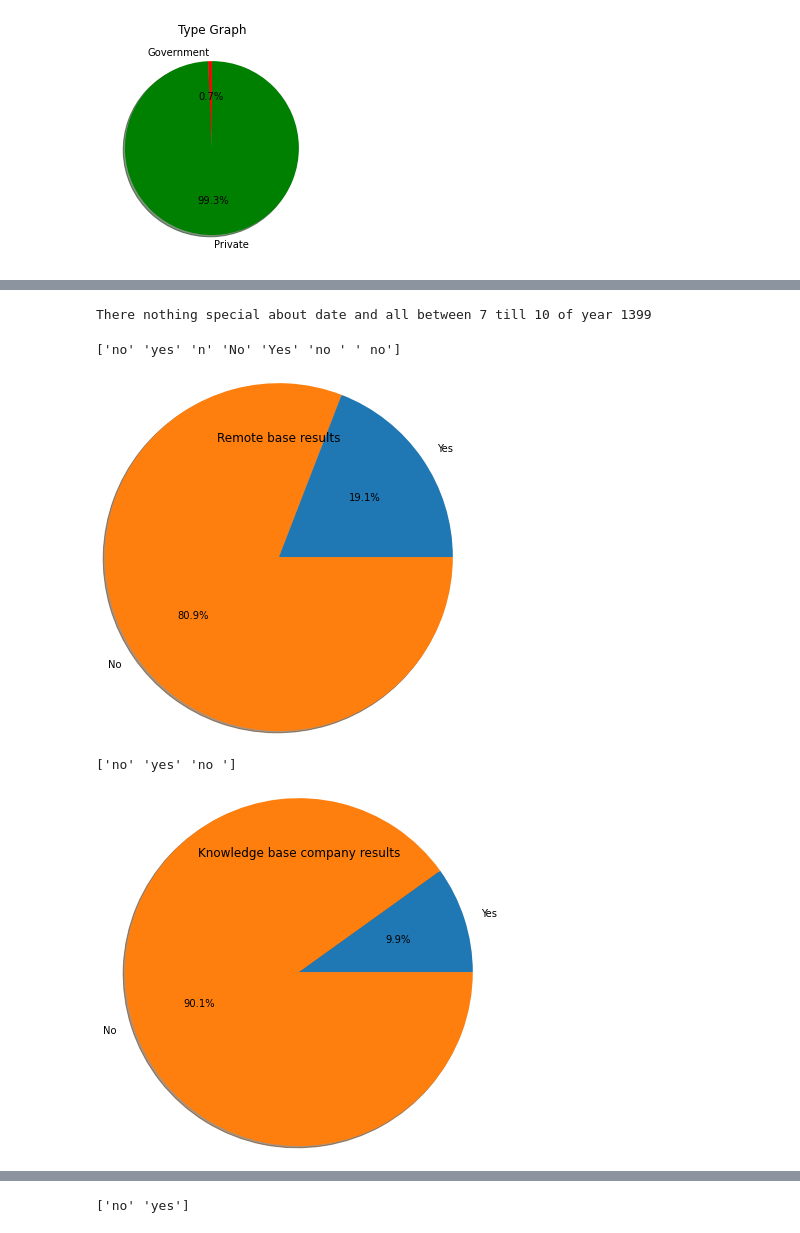
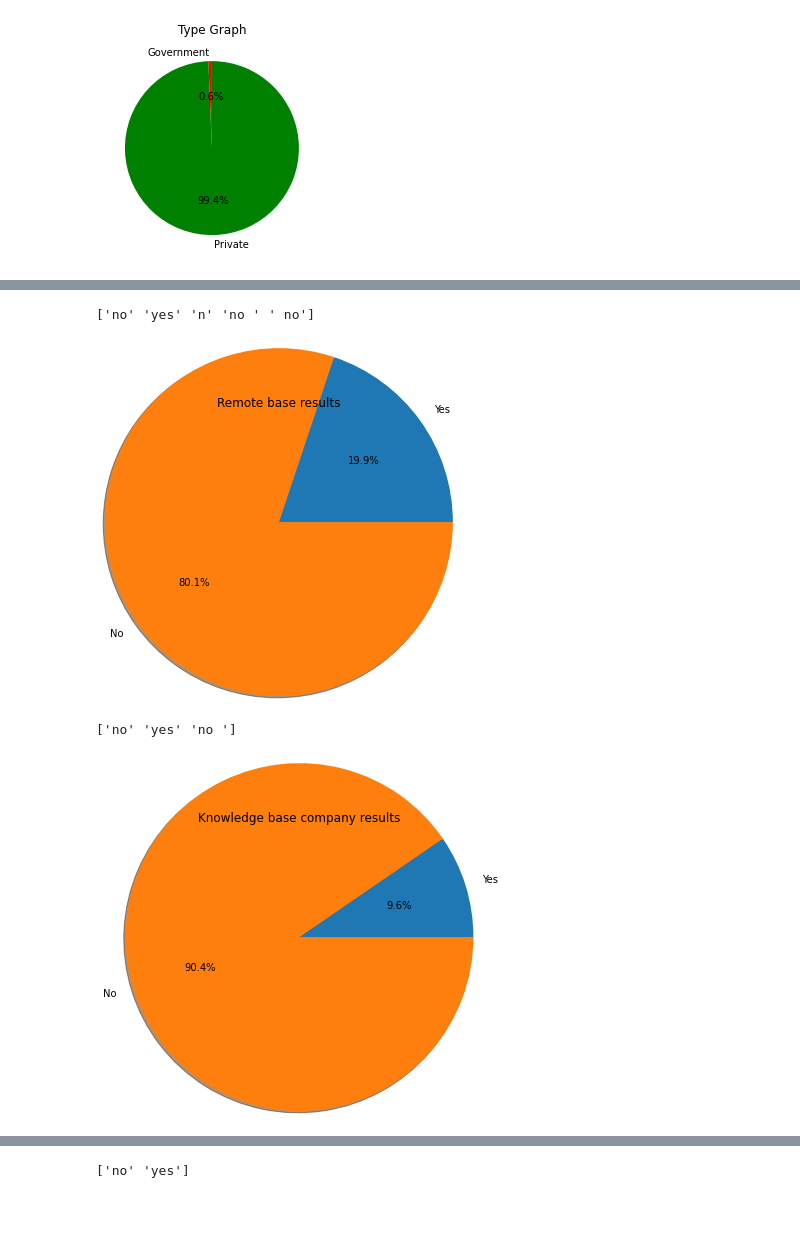
Before and after one commit to AmirCM/FIT_Final_Project, a Jupyter notebook: FIT.ipynb, the cells around one changed output, grey strips where cells are left out. Cells and saved outputs as stored; diff of their text form; code cells hidden in the pictures.

```diff
--- a/FIT.ipynb
+++ b/FIT.ipynb
@@ -1,11 +1,12 @@
 # %%
+import numpy as np
 import pandas as pd
 def count_result(ser: pd.Series):
     return ser.unique(), ser.value_counts()
 
 df = pd.read_excel('datasets/dataset.xlsx', engine='openpyxl')
 df = df.loc[:, :'kyw']
-df.rename(columns={'g': 'name', 'a Type': 'type', 'a Time': 'date'
-    , 'j Tiltle': 'job title','rmtWrk': 'remote','kyw': 'key words' }, inplace=True)
+df.rename(columns={'g': 'name', 'a type': 'type', 'a time': 'date'
+    , 'j title': 'job title','rmtwrk': 'remote','kyw': 'key words' }, inplace=True)
 df.head()
 # %% [output]
@@ -98,28 +44,19 @@ Legends:
-# %%
-new_df = df.copy()
-new_df.set_index('date', inplace=True)
-new_df.dropna(inplace=True)
-# new_df.sort_index(inplace=True)
-new_df.to_excel('datasets/new.xlsx')
-print('There nothing special about date and all between 7 till 10 of year 1399')
-# %% [output]
-There nothing special about date and all between 7 till 10 of year 1399
 # %%
 # Here we first clean data and count results
 u, statistical = count_result(df['remote'].dropna())
 print(u)
-no_remote = statistical['no'] + statistical['No'] + statistical[' no'] + statistical['no '] + statistical['n']
-yes_remote = statistical['yes'] + statistical['Yes']
+no_remote = statistical['no'] + statistical[' no'] + statistical['no '] + statistical['n']
+yes_remote = statistical['yes']
 
 plt.pie([yes_remote, no_remote],
         labels=['Yes', 'No'],
         shadow= True,
         autopct='%1.1f%%',radius = 2)
 plt.title('Remote base results')
 plt.show()
 # %% [output]
-['no' 'yes' 'n' 'No' 'Yes' 'no ' ' no']
+['no' 'yes' 'n' 'no ' ' no']
-[figure, old version]
+[figure, new version]
 # %%
 u, statistical = count_result(df['knw'].dropna())
 print(u)
@@ -133,5 +70,5 @@ plt.title('Knowledge base company results')
 plt.show()
 # %% [output]
 ['no' 'yes' 'no ']
-[figure, old version]
+[figure, new version]
 # %%
```
Also changed, not shown: parts of 8 cells of this notebook, 2 other files.
